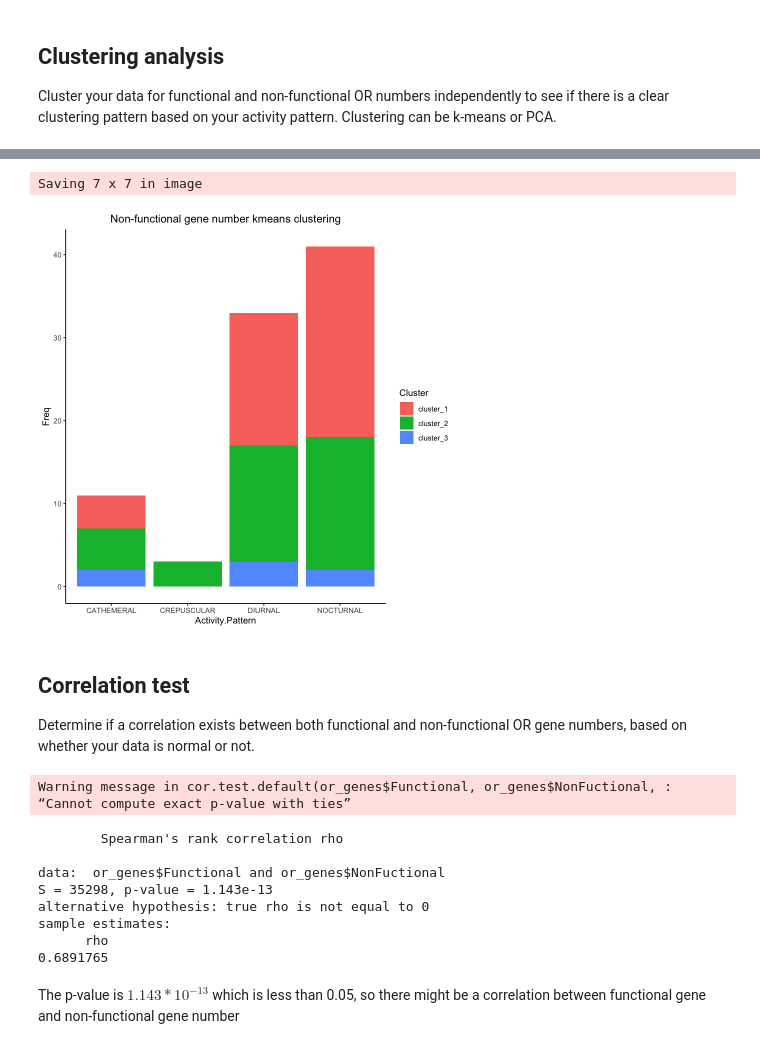
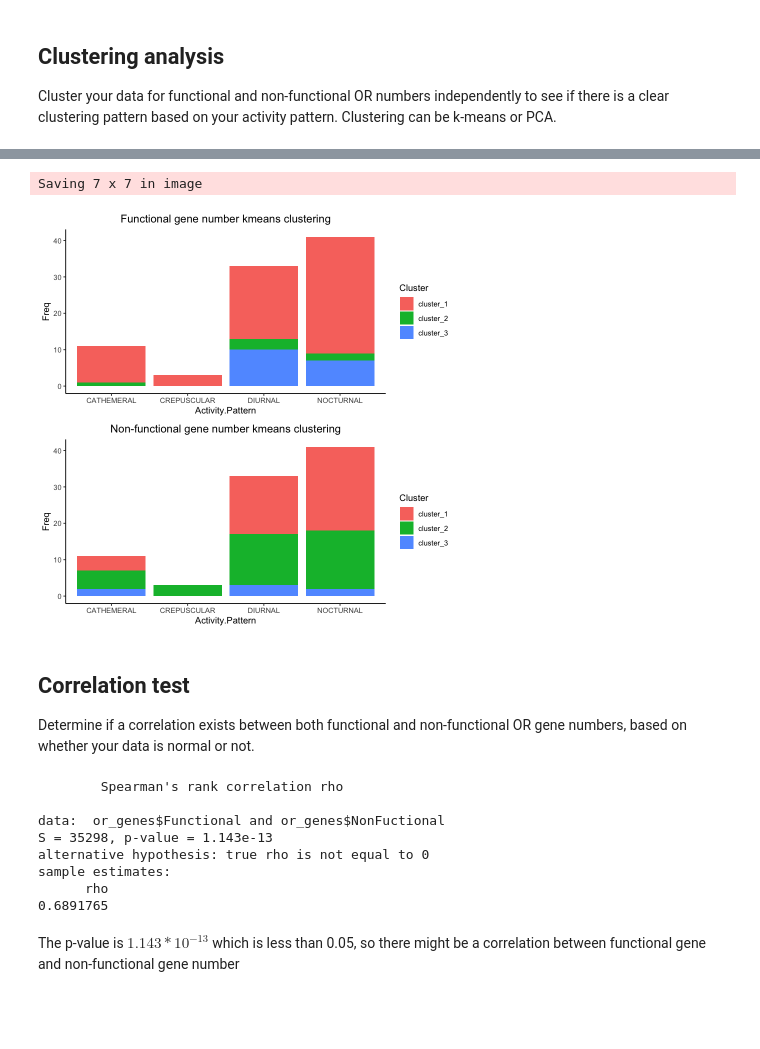
Before and after one commit to Takkoona/BIOL40540_final_assessment, a Jupyter notebook: 1_required_analysis.ipynb, the cells around one changed output, grey strips where cells are left out. Cells and saved outputs as stored; diff of their text form; code cells hidden in the pictures; blank space fills up the shorter version.

```diff
--- a/1_required_analysis.ipynb
+++ b/1_required_analysis.ipynb
@@ -82,9 +138,0 @@ Saving 7 x 7 in image
-# %%
-p <- ggplot(or_genes, aes(NonFuctional, fill = Activity.Pattern)) +
-  geom_histogram(position = "stack") +
-  theme_classic() +
-  theme(plot.title = element_text(hjust = 0.5)) +
-  ggtitle("Non-functional gene number histogram")
-
-ggsave("plots/non_func_gene_hist.png")
-p
@@ -125,9 +168,8 @@ plot_kmeans_result <- function(clustered_or_genes) {
   return(p)
 }
 # %%
+or_genes <- as.data.frame(or_genes)
+
 functional_genes <- run_kmeans(or_genes, 3, "Functional")
-p <- plot_kmeans_result(functional_genes) +
+func_gene_kmeans <- plot_kmeans_result(functional_genes) +
   ggtitle("Functional gene number kmeans clustering")
-
-ggsave("plots/func_gene_kmeans.png")
-p
@@ -137,30 +176,35 @@ Saving 7 x 7 in image
 # %%
 non_functional_genes <- run_kmeans(or_genes, 3, "NonFuctional")
-p <- plot_kmeans_result(non_functional_genes) +
+non_func_gene_kmeans <- plot_kmeans_result(non_functional_genes) +
   theme(plot.title = element_text(hjust = 0.5)) +
   ggtitle("Non-functional gene number kmeans clustering")
-
-ggsave("plots/non_func_gene_kmeans.png")
-p
-# %% [output]
-Saving 7 x 7 in image
-[figure, removed]
+# %%
+g <- arrangeGrob(func_gene_kmeans, non_func_gene_kmeans)
+grid.arrange(g)
+
+ggsave("plots/gene_kmeans.png", g)
+# %% [output]
+Saving 7 x 7 in image
+[figure, added]
 # %% [markdown]
 ## Correlation test
 Determine if a correlation exists between both functional and non-functional OR gene numbers, based on whether your data is normal or not.
 # %%
-cor.test(or_genes$Functional, or_genes$NonFuctional, method = "spearman")
+cor.test(
+  or_genes$Functional,
+  or_genes$NonFuctional,
+  method = "spearman",
+  exact = FALSE
+)
 # %% [output]
-Warning message in cor.test.default(or_genes$Functional, or_genes$NonFuctional, :
-“Cannot compute exact p-value with ties”
+        Spearman's rank correlation rho
+
+data:  or_genes$Functional and or_genes$NonFuctional
+S = 35298, p-value = 1.143e-13
+alternative hypothesis: true rho is not equal to 0
+sample estimates:
+      rho
+0.6891765
-        Spearman's rank correlation rho
-
-data:  or_genes$Functional and or_genes$NonFuctional
-S = 35298, p-value = 1.143e-13
-alternative hypothesis: true rho is not equal to 0
-sample estimates:
-      rho
-0.6891765
 # %% [markdown]
 The p-value is $1.143 * 10^{-13}$ which is less than 0.05, so there might be a correlation between functional gene and non-functional gene number
 # %% [markdown]
```
Also changed, not shown: parts of 12 cells of this notebook, 2 other files.
